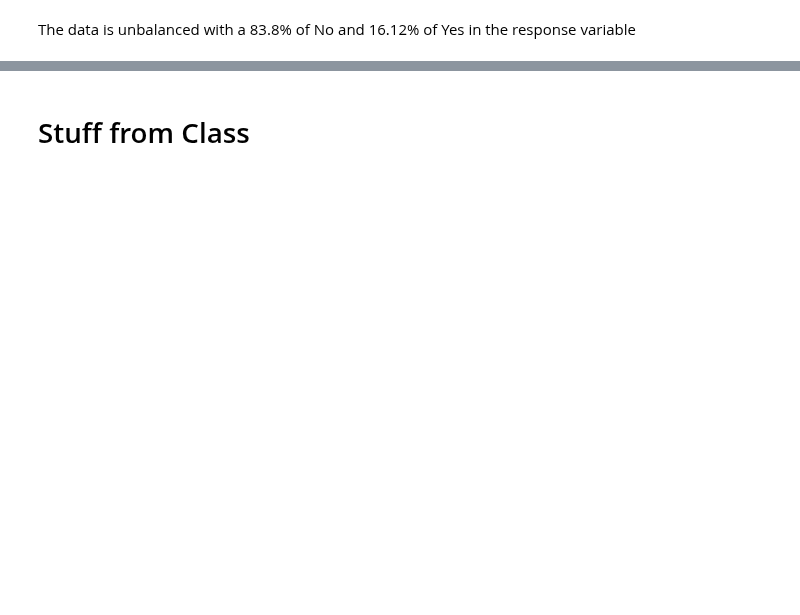
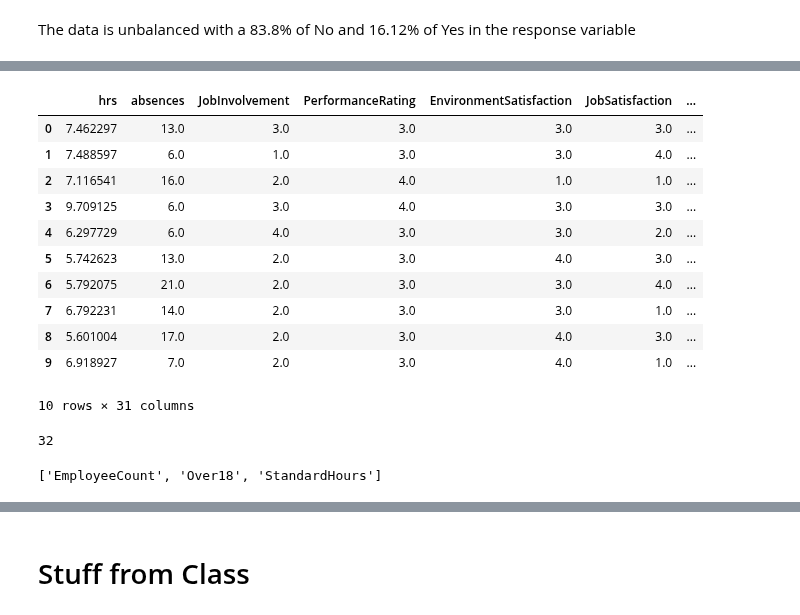
Before and after one commit to schmeti/uc3m_advanced_programming, a Jupyter notebook: Part 2/eda.ipynb, the cells around one changed output, grey strips where cells are left out. Drawn from its saved outputs; the diff is of its cells as text; code cells hidden in the pictures; blank space fills up the shorter version.

```diff
--- a/Part 2/eda.ipynb
+++ b/Part 2/eda.ipynb
@@ -6,6 +6,6 @@ import pandas as pd
 import numpy as np
 import sklearn as skn
 # %%
-data_available = pd.read_csv("attrition_availabledata_10.csv.gz", compression='gzip')
-data_competetion = pd.read_csv("attrition_competition_10.csv.gz", compression='gzip')
+data_train = pd.read_csv("attrition_availabledata_10.csv.gz", compression='gzip')
+data_test = pd.read_csv("attrition_competition_10.csv.gz", compression='gzip')
 # %%
@@ -31,5 +111,18 @@ data_available.dtypes
 # %%
-data_available.head(10)
+data_train.head(10)
+# %% [output]
+|  | hrs | absences | JobInvolvement | PerformanceRating | EnvironmentSatisfaction | JobSatisfaction | ... |
+| 0 | 7.462297 | 13.0 | 3.0 | 3.0 | 3.0 | 3.0 | ... |
+| 1 | 7.488597 | 6.0 | 1.0 | 3.0 | 3.0 | 4.0 | ... |
+| 2 | 7.116541 | 16.0 | 2.0 | 4.0 | 1.0 | 1.0 | ... |
+| 3 | 9.709125 | 6.0 | 3.0 | 4.0 | 3.0 | 3.0 | ... |
+| 4 | 6.297729 | 6.0 | 4.0 | 3.0 | 3.0 | 2.0 | ... |
+| 5 | 5.742623 | 13.0 | 2.0 | 3.0 | 4.0 | 3.0 | ... |
+| 6 | 5.792075 | 21.0 | 2.0 | 3.0 | 3.0 | 4.0 | ... |
+| 7 | 6.792231 | 14.0 | 2.0 | 3.0 | 3.0 | 1.0 | ... |
+| 8 | 5.601004 | 17.0 | 2.0 | 3.0 | 4.0 | 3.0 | ... |
+| 9 | 6.918927 | 7.0 | 2.0 | 3.0 | 4.0 | 1.0 | ... |
+10 rows × 31 columns
 # %%
 categorical_variables = ['JobInvolvement', 'PerformanceRating','EnvironmentSatisfaction', 'JobSatisfaction',
                           'WorkLifeBalance','BusinessTravel', 'Department', 'Education','EducationField',
@@ -42 +135,9 @@ constant_variables = ["EmployeeCount",'Over18','StandarHours']
+# %%
+len(categorical_variables) + len(numeric_variables) + len(constant_variables)
+# %% [output]
+32
+# %%
+constant_variables
+# %% [output]
+['EmployeeCount', 'Over18', 'StandardHours']
 # %%
```
Also changed, not shown: parts of 12 cells of this notebook.
